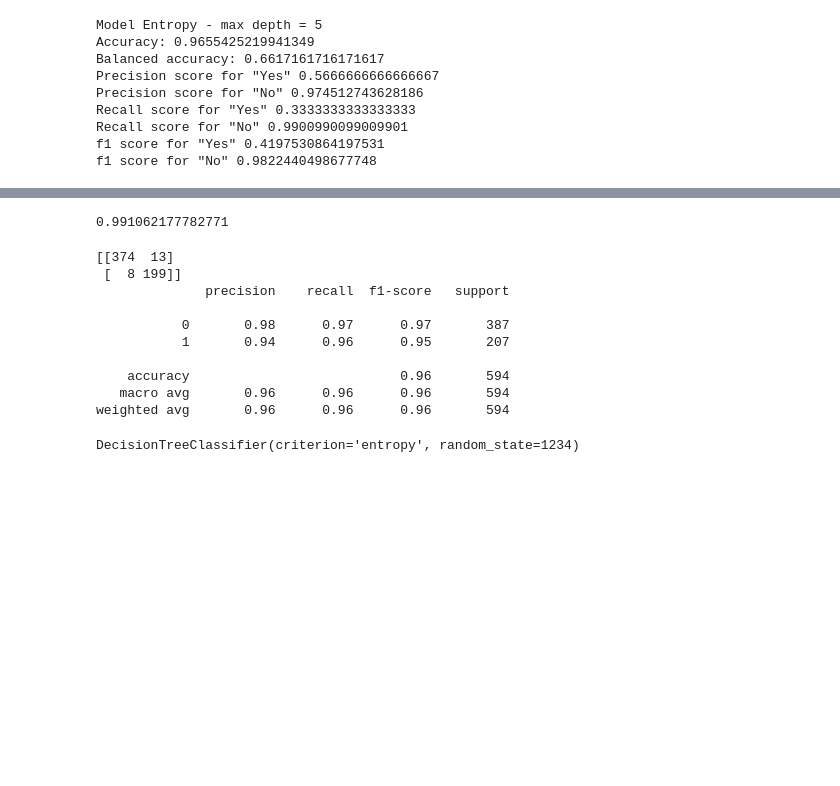
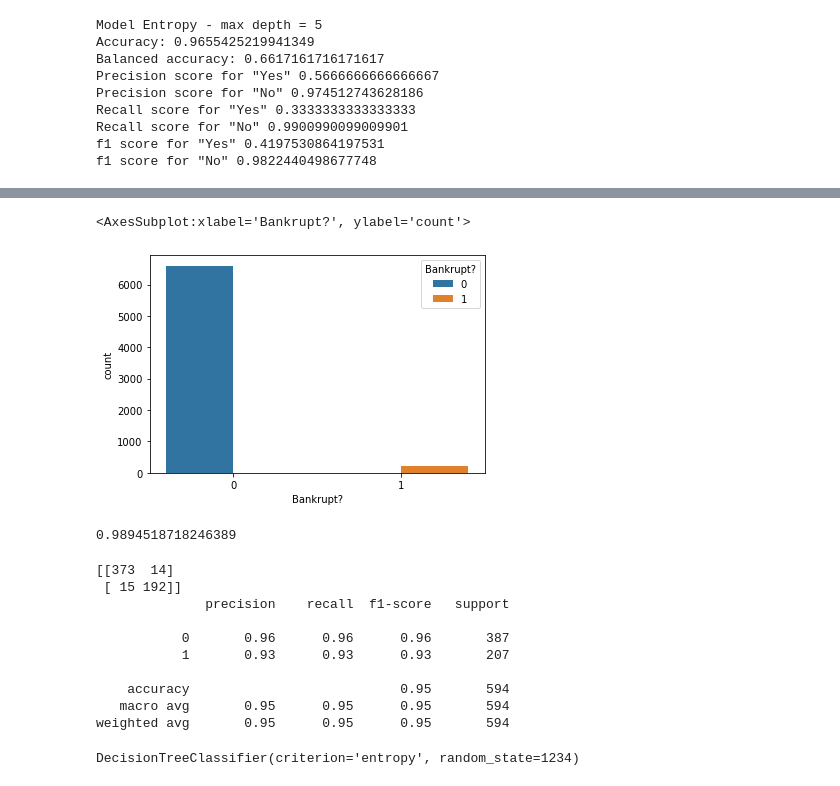
Before and after one commit to Tanvimehta42/BankruptcyPrediction, a Jupyter notebook: Notebooks/BankruptcyPrediction-Preprocessing&Modelling.ipynb, the cells around one changed output, grey strips where cells are left out. Drawn from its saved outputs; the diff is of its cells as text; code cells hidden in the pictures; blank space fills up the shorter version.

```diff
--- a/Notebooks/BankruptcyPrediction-Preprocessing&Modelling.ipynb
+++ b/Notebooks/BankruptcyPrediction-Preprocessing&Modelling.ipynb
@@ -241,3 +241,8 @@ Counter({0: 6599, 1: 220})
+# %%
+sns.countplot(x='Bankrupt?', data=df, hue='Bankrupt?')
+# %% [output]
+<AxesSubplot:xlabel='Bankrupt?', ylabel='count'>
+[figure, added]
 # %%
 # Logistic Regression
 Xn_train, Xn_test, yn_train, yn_test = train_test_split(Xn, yn, test_size = 0.2, random_state=42)
@@ -253,26 +258,26 @@ pipeline = make_pipeline(scaler, logreg)
 pipeline.fit(Xn_train, yn_train)
 
 # Predict the pipeline of the test set: y_pred
-y_pred = pipeline.predict(X_test)
-y_pred_prob = pipeline.predict_proba(X_test)[:,1]
-roc_auc_score(y_test, y_pred_prob)
+y_pred = pipeline.predict(Xn_test)
+y_pred_prob = pipeline.predict_proba(Xn_test)[:,1]
+roc_auc_score(yn_test, y_pred_prob)
 # %% [output]
-0.991062177782771
+0.9894518718246389
 # %%
 # Compute and print the confusion matrix and classification report
-print(confusion_matrix(y_test, y_pred))
-print(classification_report(y_test, y_pred))
+print(confusion_matrix(yn_test, y_pred))
+print(classification_report(yn_test, y_pred))
 # %% [output]
-[[374  13]
- [  8 199]]
+[[373  14]
+ [ 15 192]]
               precision    recall  f1-score   support
 
-           0       0.98      0.97      0.97       387
-           1       0.94      0.96      0.95       207
+           0       0.96      0.96      0.96       387
+           1       0.93      0.93      0.93       207
 
-    accuracy                           0.96       594
-   macro avg       0.96      0.96      0.96       594
-weighted avg       0.96      0.96      0.96       594
+    accuracy                           0.95       594
+   macro avg       0.95      0.95      0.95       594
+weighted avg       0.95      0.95      0.95       594
 # %%
 # Decision Tree (Entropy).
 entr_model=tree.DecisionTreeClassifier(criterion='entropy', random_state=1234)
```
Also changed, not shown: parts of 22 cells of this notebook.
